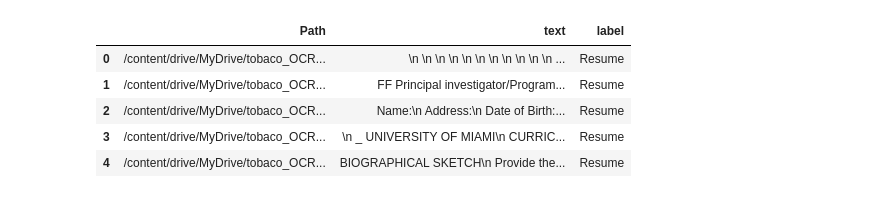
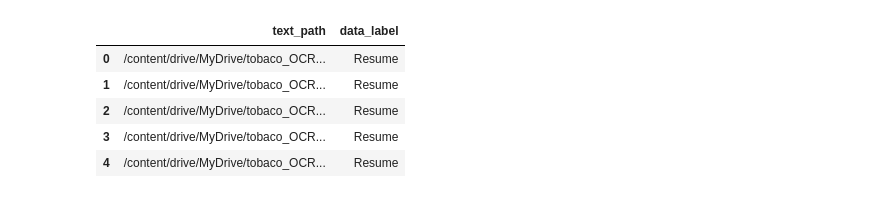
Before and after one commit to R4HUL-ROY/Multimodal_feature_extraction, a Jupyter notebook: Tobaco3482_BERT.ipynb, the cells around one changed output. Saved outputs shown, nothing was run; the diff lists cells and outputs as text; code cells hidden in the pictures.

```diff
--- a/Tobaco3482_BERT.ipynb
+++ b/Tobaco3482_BERT.ipynb
@@ -67,11 +63,11 @@ print(len(texts))
 # %%
-df = pd.DataFrame(list(zip(text_paths, texts, labels)),
-               columns =['Path', 'text', 'label'])
+df = pd.DataFrame(list(zip(text_paths, labels)),
+               columns =['text_path', 'data_label'])
 df.head()
 # %% [output]
-|  | Path | text | label |
-| 0 | /content/drive/MyDrive/tobaco_OCR... | \n \n \n \n \n \n \n \n \n \n \n ... | Resume |
-| 1 | /content/drive/MyDrive/tobaco_OCR... | FF Principal investigator/Program... | Resume |
-| 2 | /content/drive/MyDrive/tobaco_OCR... | Name:\n Address:\n Date of Birth:... | Resume |
-| 3 | /content/drive/MyDrive/tobaco_OCR... | \n _ UNIVERSITY OF MIAMI\n CURRIC... | Resume |
-| 4 | /content/drive/MyDrive/tobaco_OCR... | BIOGRAPHICAL SKETCH\n Provide the... | Resume |
+|  | text_path | data_label |
+| 0 | /content/drive/MyDrive/tobaco_OCR... | Resume |
+| 1 | /content/drive/MyDrive/tobaco_OCR... | Resume |
+| 2 | /content/drive/MyDrive/tobaco_OCR... | Resume |
+| 3 | /content/drive/MyDrive/tobaco_OCR... | Resume |
+| 4 | /content/drive/MyDrive/tobaco_OCR... | Resume |
```
Also changed, not shown: parts of 32 cells of this notebook.
